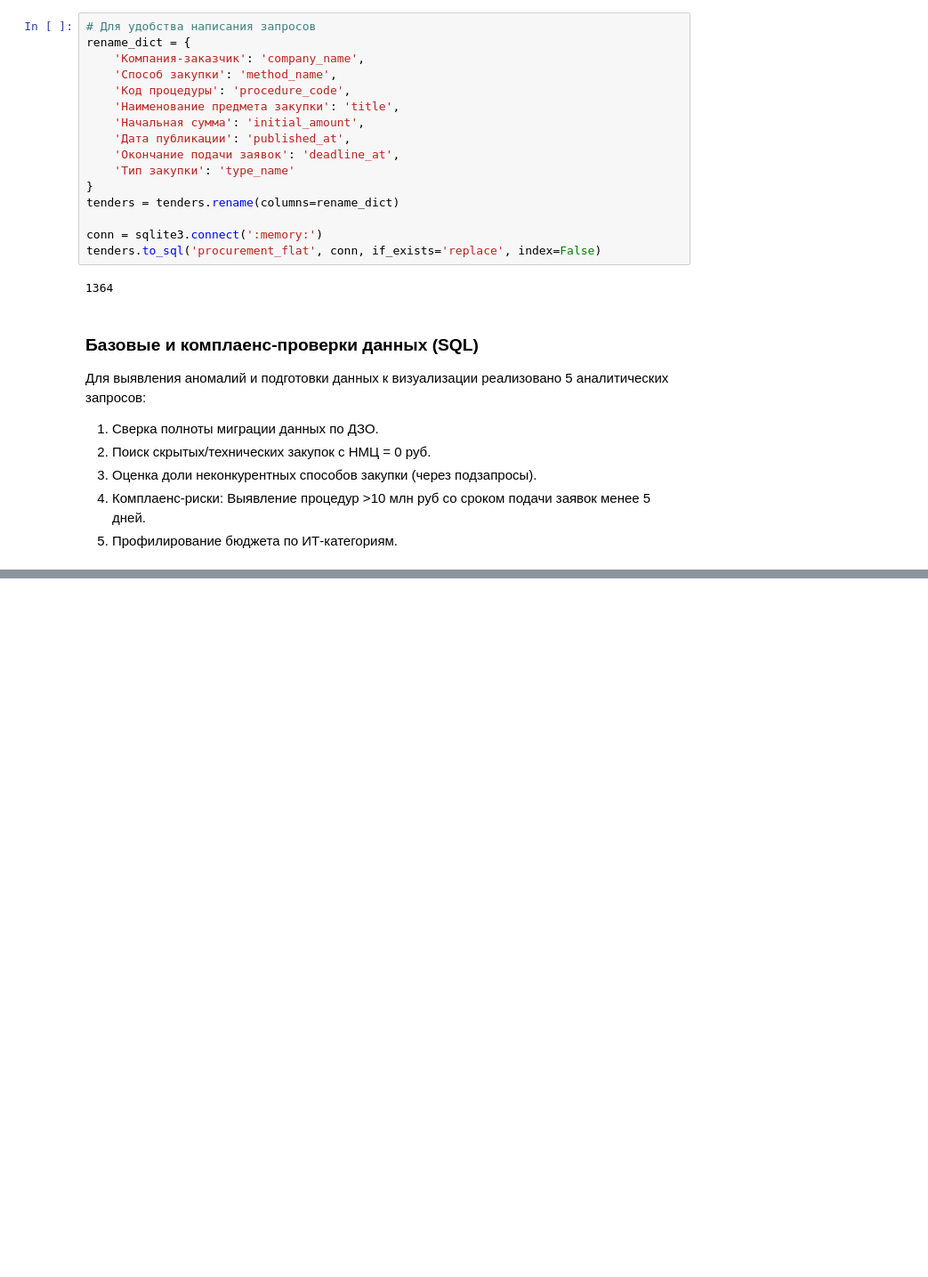
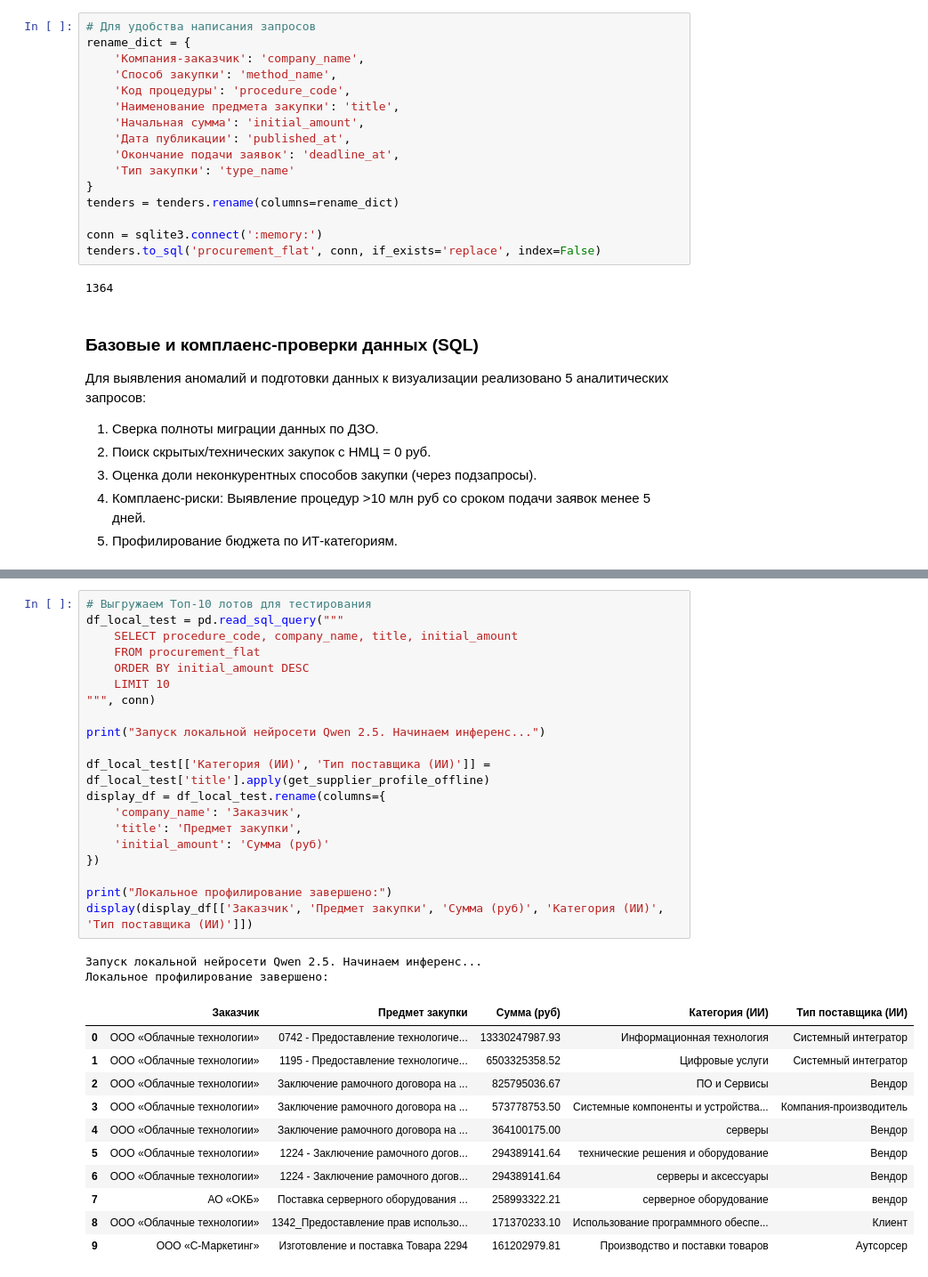
Before and after one commit to zxffg/sber_procurement_audit, a Jupyter notebook: notebooks/procurement_audit.ipynb, the cells around one changed output, grey strips where cells are left out. Shown at 89% size. Cells and saved outputs as stored; diff of their text form; blank space fills up the shorter version.

```diff
--- a/notebooks/procurement_audit.ipynb
+++ b/notebooks/procurement_audit.ipynb
@@ -171,0 +315,34 @@ display(pd.read_sql_query(q5, conn))
+# %%
+# Выгружаем Топ-10 лотов для тестирования
+df_local_test = pd.read_sql_query("""
+    SELECT procedure_code, company_name, title, initial_amount
+    FROM procurement_flat
+    ORDER BY initial_amount DESC
+    LIMIT 10
+""", conn)
+
+print("Запуск локальной нейросети Qwen 2.5. Начинаем инференс...")
+
+df_local_test[['Категория (ИИ)', 'Тип поставщика (ИИ)']] = df_local_test['title'].apply(get_supplier_profile_offline)
+display_df = df_local_test.rename(columns={
+    'company_name': 'Заказчик',
+    'title': 'Предмет закупки',
+    'initial_amount': 'Сумма (руб)'
+})
+
+print("Локальное профилирование завершено:")
+display(display_df[['Заказчик', 'Предмет закупки', 'Сумма (руб)', 'Категория (ИИ)', 'Тип поставщика (ИИ)']])
+# %% [output]
+Запуск локальной нейросети Qwen 2.5. Начинаем инференс...
+Локальное профилирование завершено:
+|  | Заказчик | Предмет закупки | Сумма (руб) | Категория (ИИ) | Тип поставщика (ИИ) |
+| 0 | ООО «Облачные технологии» | 0742 - Предоставление технологиче... | 13330247987.93 | Информационная технология | Системный интегратор |
+| 1 | ООО «Облачные технологии» | 1195 - Предоставление технологиче... | 6503325358.52 | Цифровые услуги | Системный интегратор |
+| 2 | ООО «Облачные технологии» | Заключение рамочного договора на ... | 825795036.67 | ПО и Сервисы | Вендор |
+| 3 | ООО «Облачные технологии» | Заключение рамочного договора на ... | 573778753.50 | Системные компоненты и устройства... | Компания-производитель |
+| 4 | ООО «Облачные технологии» | Заключение рамочного договора на ... | 364100175.00 | серверы | Вендор |
+| 5 | ООО «Облачные технологии» | 1224 - Заключение рамочного догов... | 294389141.64 | технические решения и оборудование | Вендор |
+| 6 | ООО «Облачные технологии» | 1224 - Заключение рамочного догов... | 294389141.64 | серверы и аксессуары | Вендор |
+| 7 | АО «ОКБ» | Поставка серверного оборудования ... | 258993322.21 | серверное оборудование | вендор |
+| 8 | ООО «Облачные технологии» | 1342_Предоставление прав использо... | 171370233.10 | Использование программного обеспе... | Клиент |
+| 9 | ООО «С-Маркетинг» | Изготовление и поставка Товара 2294 | 161202979.81 | Производство и поставки товаров | Аутсорсер |
```
Also changed, not shown: parts of 11 cells of this notebook, 2 other files.
